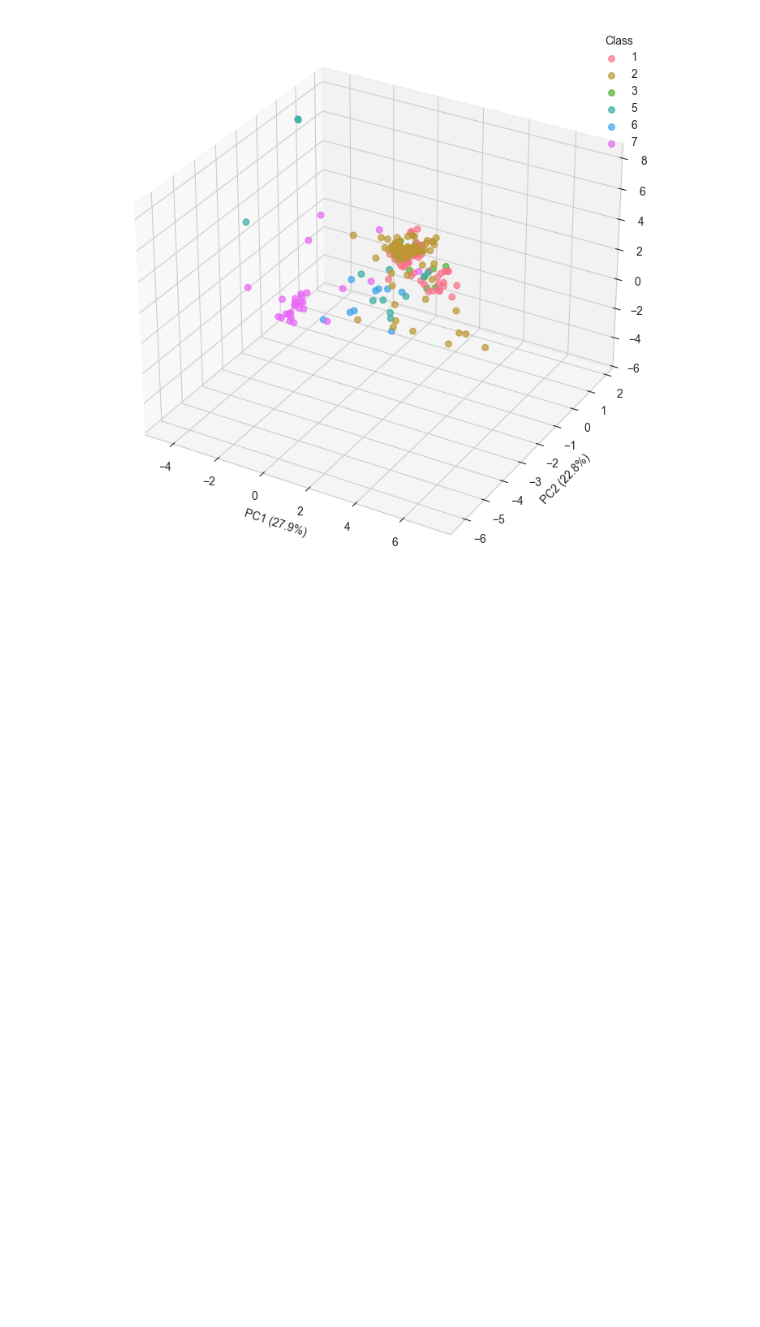
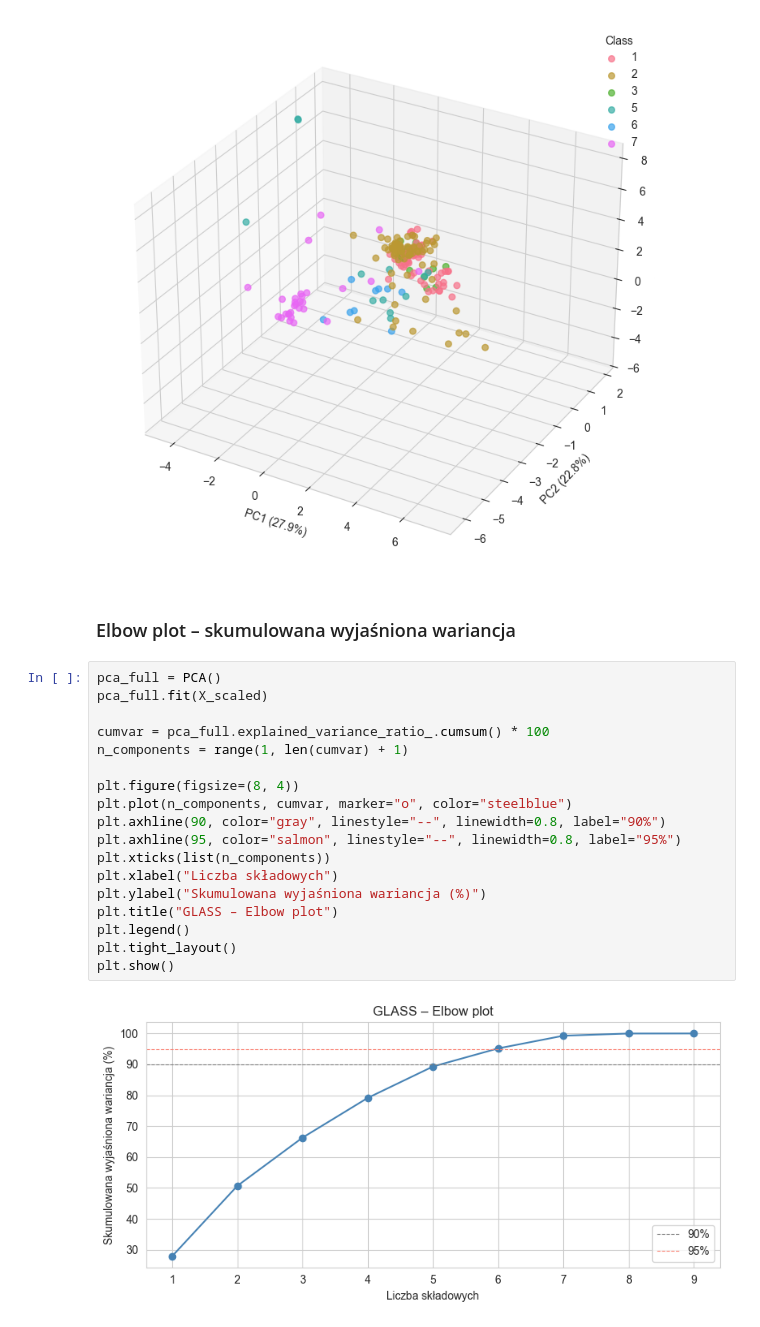
Before and after one commit to jkociecki/machine-learning, a Jupyter notebook: lab-01/glass.ipynb, the cells around one changed output. Drawn from its saved outputs; the diff is of its cells as text; blank space fills up the shorter version.

```diff
--- a/lab-01/glass.ipynb
+++ b/lab-01/glass.ipynb
@@ -194,3 +194,25 @@ plt.tight_layout()
 plt.show()
 # %% [output]
 [figure]
+# %% [markdown]
+### Elbow plot – skumulowana wyjaśniona wariancja
+# %%
+pca_full = PCA()
+pca_full.fit(X_scaled)
+
+cumvar = pca_full.explained_variance_ratio_.cumsum() * 100
+n_components = range(1, len(cumvar) + 1)
+
+plt.figure(figsize=(8, 4))
+plt.plot(n_components, cumvar, marker="o", color="steelblue")
+plt.axhline(90, color="gray", linestyle="--", linewidth=0.8, label="90%")
+plt.axhline(95, color="salmon", linestyle="--", linewidth=0.8, label="95%")
+plt.xticks(list(n_components))
+plt.xlabel("Liczba składowych")
+plt.ylabel("Skumulowana wyjaśniona wariancja (%)")
+plt.title("GLASS – Elbow plot")
+plt.legend()
+plt.tight_layout()
+plt.show()
+# %% [output]
+[figure, added]
```
Also changed, not shown: parts of 2 cells of this notebook, 1 other file.
